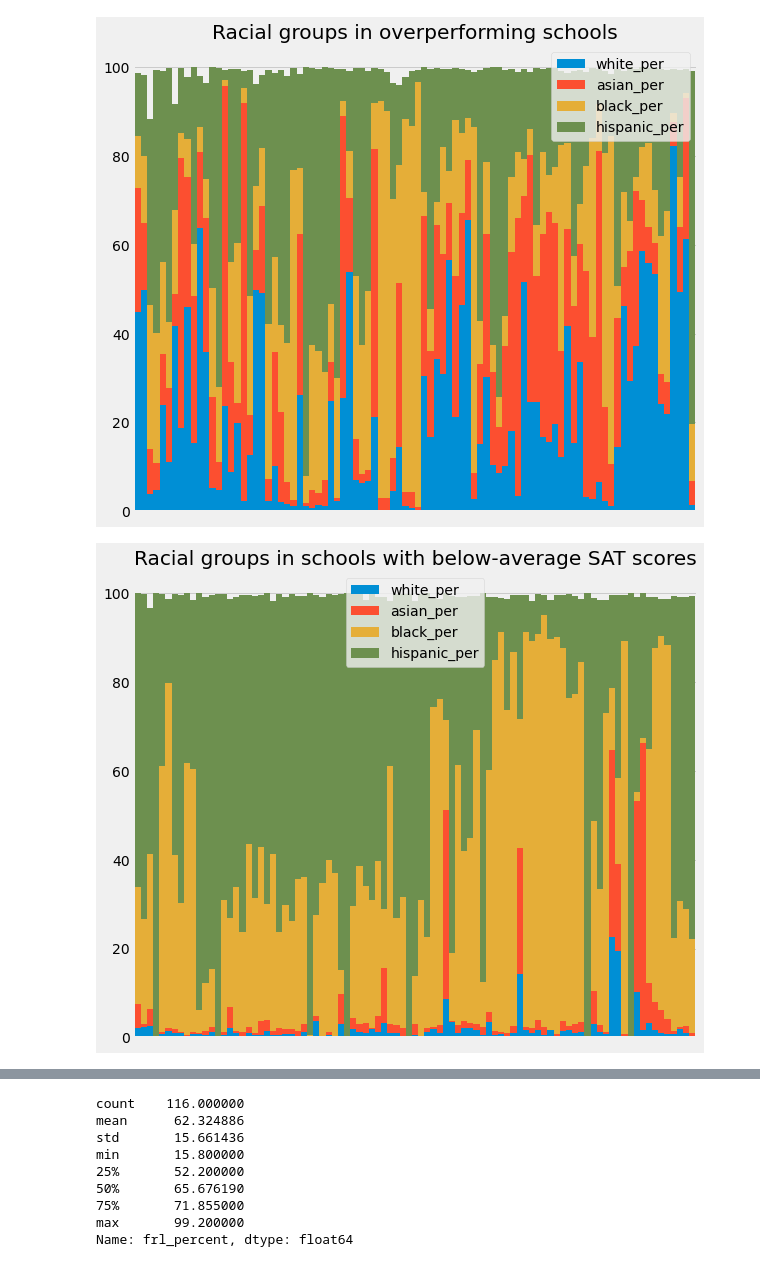
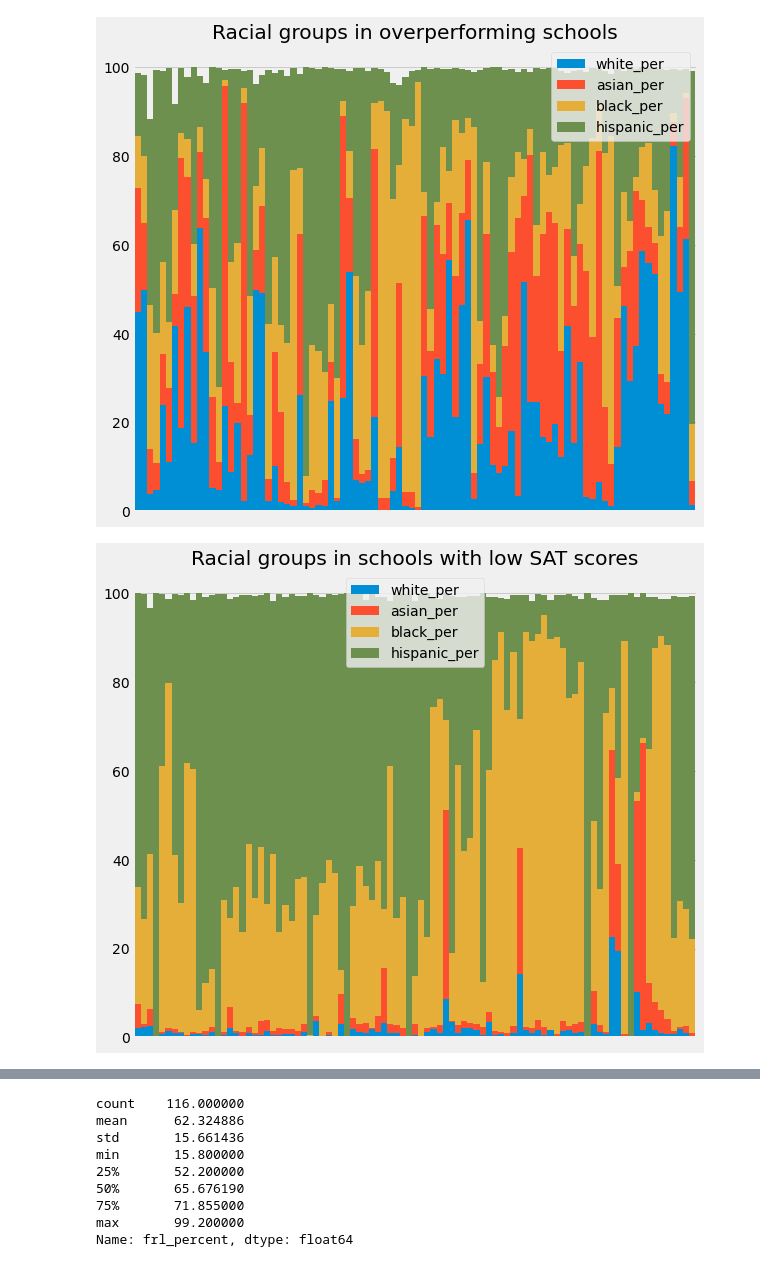
Before and after one commit to kafka-polka-dot/jupyter_projects, a Jupyter notebook: SAT_scores/SAT_scores_analysis.ipynb, the cells around one changed output, grey strips where cells are left out. Saved outputs shown, nothing was run; the diff lists cells and outputs as text; code cells hidden in the pictures.

```diff
--- a/SAT_scores/SAT_scores_analysis.ipynb
+++ b/SAT_scores/SAT_scores_analysis.ipynb
@@ -865,8 +908,8 @@ combined[combined['sat_score'] > 1266].plot(x="SCHOOL NAME", y=race_groups, kind
 # %% [output]
 [figure]
 # %%
-
-combined[combined['sat_score'] < 1113].plot(x="SCHOOL NAME", y=race_groups, kind="bar", stacked=True, width=1, title='Racial groups in schools with below-average SAT scores', figsize=(9,8)).axes.get_xaxis().set_visible(False)
+# schools in lower quartile
+combined[combined['sat_score'] < 1113].plot(x="SCHOOL NAME", y=race_groups, kind="bar", stacked=True, width=1, title='Racial groups in schools with low SAT scores', figsize=(9,8)).axes.get_xaxis().set_visible(False)
 # %% [output]
-[figure, old version]
+[figure, new version]
 # %% [markdown]
```
Also changed, not shown: parts of 20 cells of this notebook.
